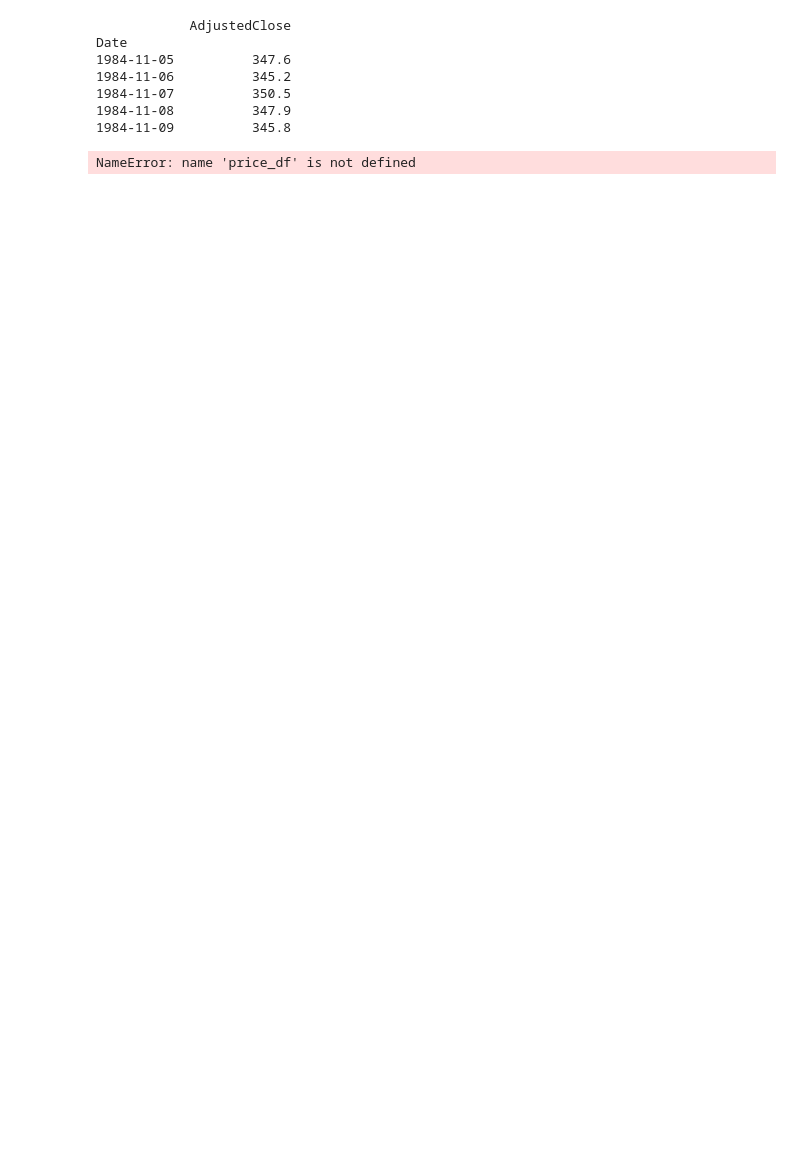
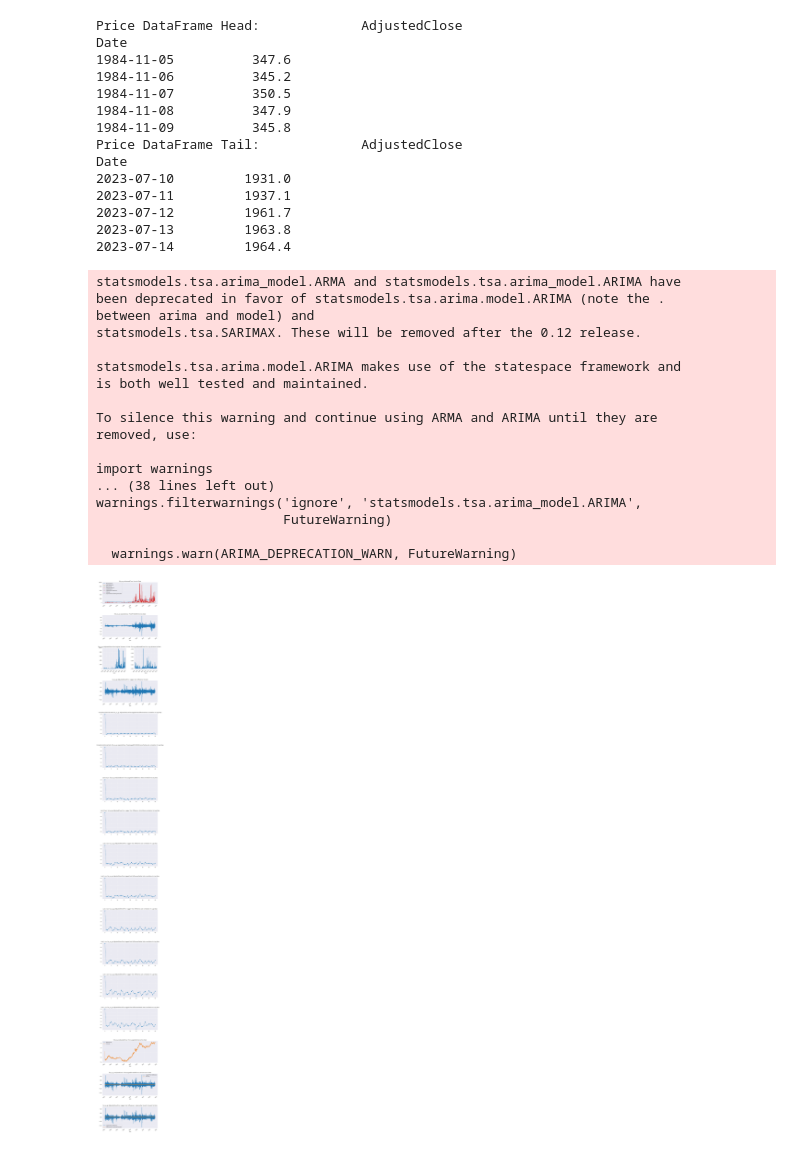
Before and after one commit to sravzpublic/training, a Jupyter notebook: training-py/Time Series Analysis.ipynb, the cells around one changed output. Cells and saved outputs as stored; diff of their text form; code cells hidden in the pictures; blank space fills up the shorter version.

```diff
--- a/training-py/Time Series Analysis.ipynb
+++ b/training-py/Time Series Analysis.ipynb
@@ -13,17 +13,41 @@ from src import util, asset, timeseries
 ae = asset.engine()
 price_df = ae.get_historical_price('fut_us_gc')[['AdjustedClose']]
 
-print(price_df.head())
-print(price_df.tail())
+print("Price DataFrame Head:", price_df.head())
+print("Price DataFrame Tail:", price_df.tail())
 # %% [output]
-            AdjustedClose
+Price DataFrame Head:             AdjustedClose
 Date
 1984-11-05          347.6
 1984-11-06          345.2
 1984-11-07          350.5
 1984-11-08          347.9
 1984-11-09          345.8
+Price DataFrame Tail:             AdjustedClose
+Date
+2023-07-10         1931.0
+2023-07-11         1937.1
+2023-07-12         1961.7
+2023-07-13         1963.8
+2023-07-14         1964.4
 # %%
-timeseries.get_ts_data('fut_us_gc', price_df, 'Settle')
+timeseries.get_ts_data('fut_us_gc', price_df, 'AdjustedClose')
 # %% [output]
-NameError: name 'price_df' is not defined
+statsmodels.tsa.arima_model.ARMA and statsmodels.tsa.arima_model.ARIMA have
+been deprecated in favor of statsmodels.tsa.arima.model.ARIMA (note the .
+between arima and model) and
+statsmodels.tsa.SARIMAX. These will be removed after the 0.12 release.
+
+statsmodels.tsa.arima.model.ARIMA makes use of the statespace framework and
+is both well tested and maintained.
+
+To silence this warning and continue using ARMA and ARIMA until they are
+removed, use:
+
+import warnings
+... (38 lines left out)
+warnings.filterwarnings('ignore', 'statsmodels.tsa.arima_model.ARIMA',
+                        FutureWarning)
+
+  warnings.warn(ARIMA_DEPRECATION_WARN, FutureWarning)
+[figure, added]
```
